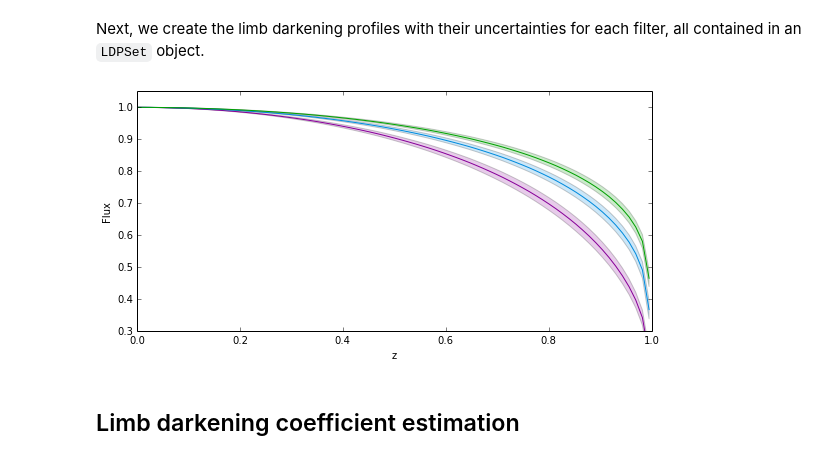
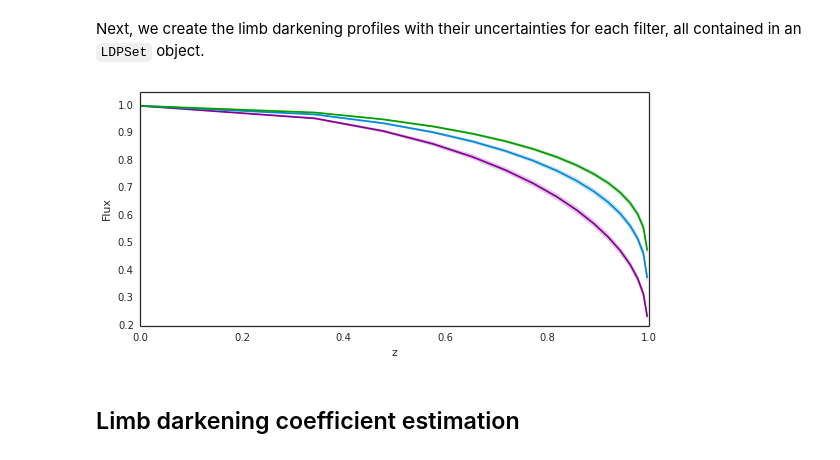
Before and after one commit to hpparvi/ldtk, a Jupyter notebook: notebooks/example_1.ipynb, the cells around one changed output. Cells and saved outputs as stored; diff of their text form; code cells hidden in the pictures.

```diff
--- a/notebooks/example_1.ipynb
+++ b/notebooks/example_1.ipynb
@@ -7,0 +5,5 @@ warnings.simplefilter('ignore')
+# %%
+%pylab inline
+from IPython.display import display, Latex
+import seaborn as sb
+sb.set_style('white')
@@ -18,7 +20,7 @@ filters = [BoxcarFilter('a',450,550),
 # %% [markdown]
 First, we initialise a ``LDPSetCreator`` with the stellar parameter estimates and our filter set. This may take some time, since we also need to download the necessary model spectra to a local cache directory (can be several hundreds of MB).
 # %%
-sc = LDPSetCreator(teff=(5400,100), logg=(4.5,0.2), z=(0.25,0.05), filters=filters)
+sc = LDPSetCreator(teff=(5400,50), logg=(4.5,0.1), z=(0.25,0.05), filters=filters)
 # %% [markdown]
 Next, we create the limb darkening profiles with their uncertainties for each filter, all contained in an ``LDPSet`` object.
 # %%
@@ -26,15 +28,15 @@ ps = sc.create_profiles(nsamples=2000)
 # %%
 cp = cm.spectral(linspace(0.1,1.0,6))
 
 fig,ax = subplots(1,1,figsize=(8,4), sharey=False)
 for i in range(ps._nfilters)[:5]:
     c = cp[i]
     ax.fill_between(ps._z, ps._mean[i]-3*ps._std[i], ps._mean[i]+3*ps._std[i], facecolor=c, alpha=0.2)
     ax.plot(ps._z, ps._mean[i], '-', c=c)
-setp(ax, ylim=(0.3,1.05), xlabel='z', ylabel='Flux')
+setp(ax, ylim=(0.2,1.05), xlabel='z', ylabel='Flux')
 fig.tight_layout()
 # %% [output]
-[figure, old version]
+[figure, new version]
 # %% [markdown]
 ## Limb darkening coefficient estimation
 # %% [markdown]
```
Also changed, not shown: parts of 14 cells of this notebook, 1 other file.
